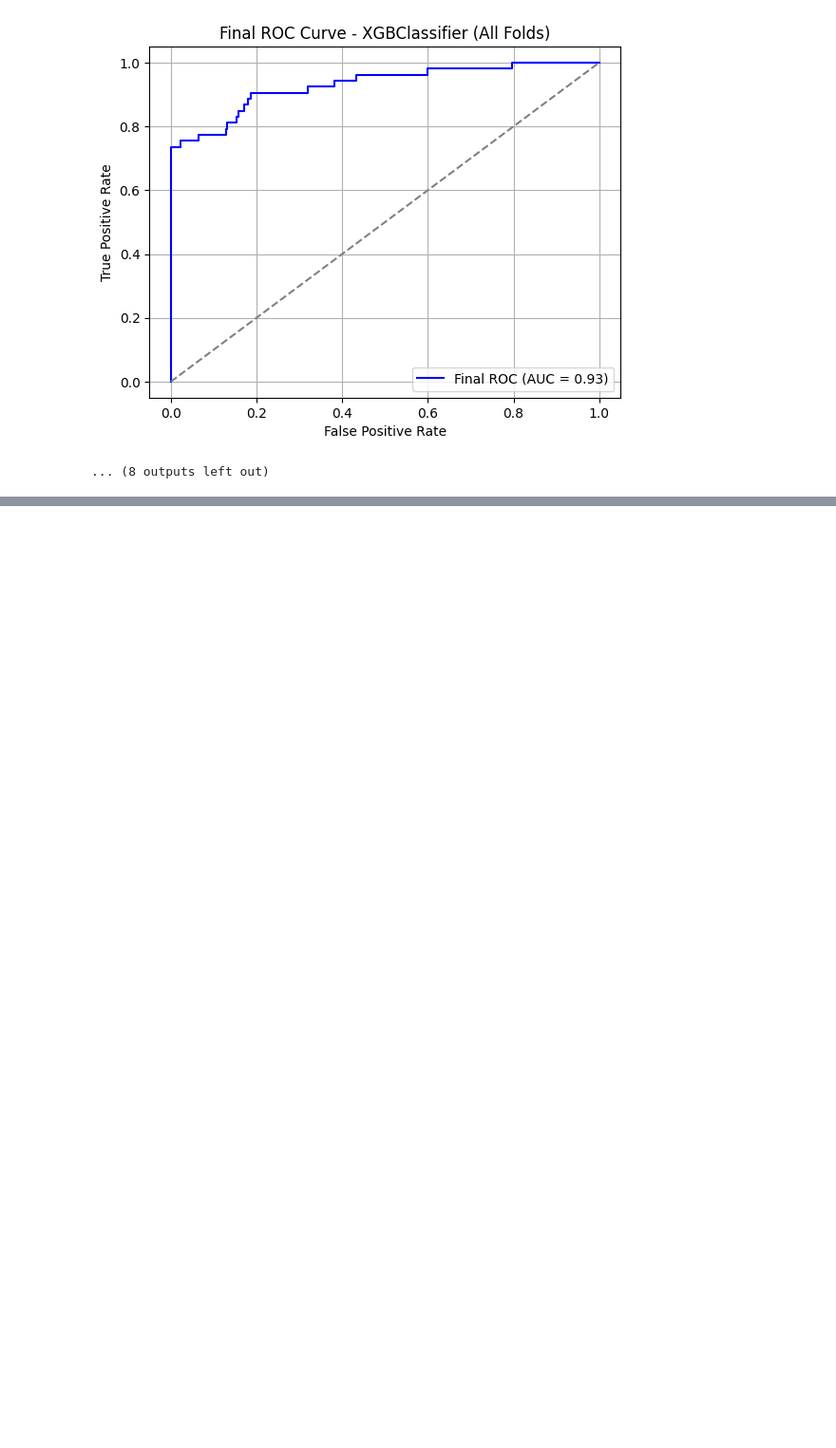
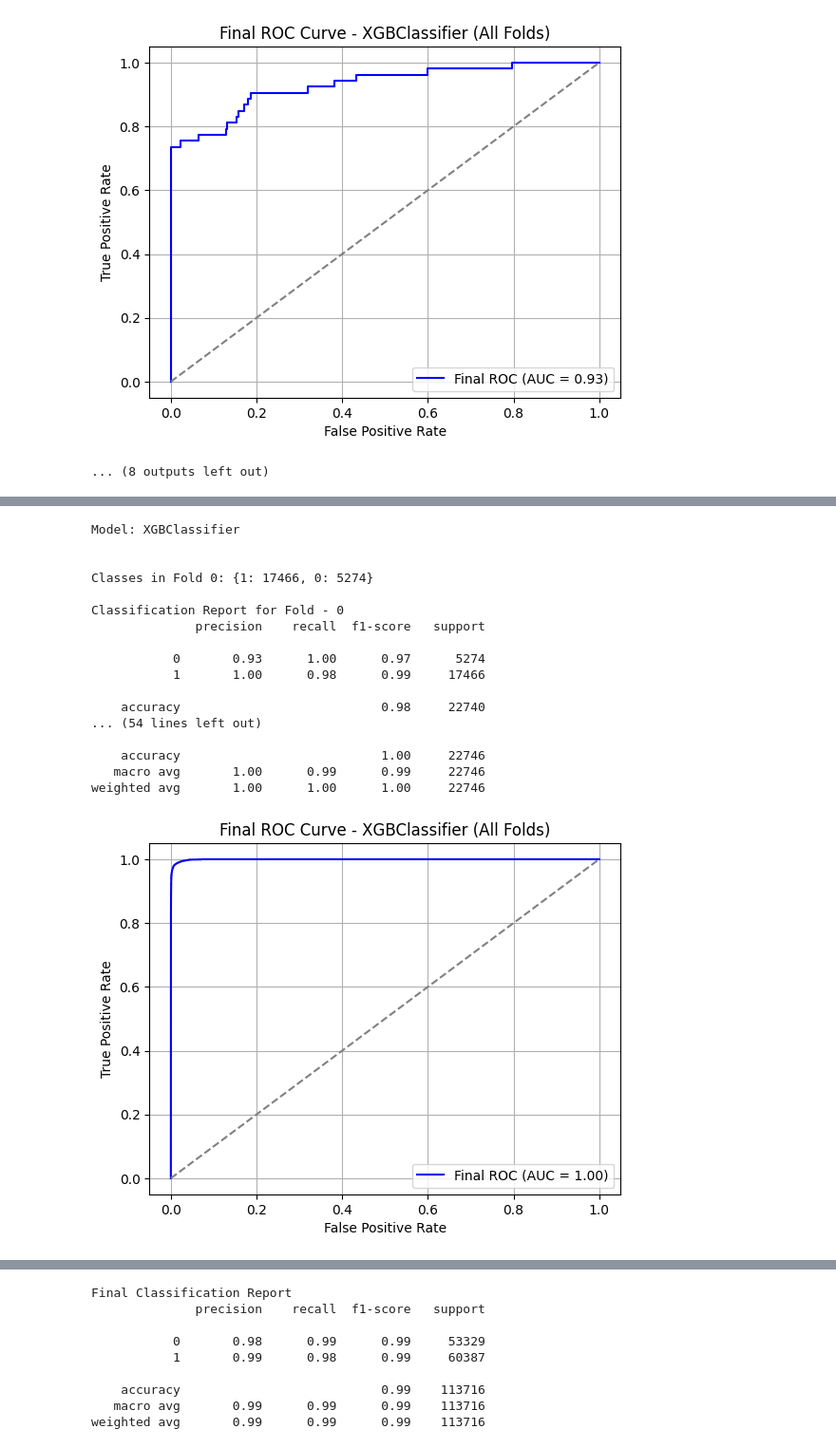
Before and after one commit to COMP3608Project/credit-card-fraud, a Jupyter notebook: 2013_Credit_Card_Fraud_Dataset.ipynb, the cells around one changed output, grey strips where cells are left out. Shown at 95% size. Saved outputs shown, nothing was run; the diff lists cells and outputs as text; code cells hidden in the pictures; blank space fills up the shorter version.

```diff
--- a/2013_Credit_Card_Fraud_Dataset.ipynb
+++ b/2013_Credit_Card_Fraud_Dataset.ipynb
@@ -1143,0 +1264,27 @@ It can generally be seen that that there is an increase in performance across th
+# %%
+smote = SMOTE(random_state=42)
+X_resampled, y_resampled = smote.fit_resample(X, y)
+resampled_df = pd.concat([X_resampled, y_resampled], axis=1).reset_index(drop=True)
+# %%
+#XGB with SMOTE
+model = XGBClassifier(n_estimators=200, random_state=42, eval_metric='logloss')
+run_temporal_kfold(resampled_df, model)
+# %% [output]
+Model: XGBClassifier
+
+
+Classes in Fold 0: {1: 17466, 0: 5274}
+
+Classification Report for Fold - 0
+              precision    recall  f1-score   support
+
+           0       0.93      1.00      0.97      5274
+           1       1.00      0.98      0.99     17466
+
+    accuracy                           0.98     22740
+... (54 lines left out)
+
+    accuracy                           1.00     22746
+   macro avg       1.00      0.99      0.99     22746
+weighted avg       1.00      1.00      1.00     22746
+[figure, added]
@@ -1143,0 +1292,9 @@ It can generally be seen that that there is an increase in performance across th
+Final Classification Report
+              precision    recall  f1-score   support
+
+           0       0.98      0.99      0.99     53329
+           1       0.99      0.98      0.99     60387
+
+    accuracy                           0.99    113716
+   macro avg       0.99      0.99      0.99    113716
+weighted avg       0.99      0.99      0.99    113716
```
Also changed, not shown: parts of 17 cells of this notebook.
